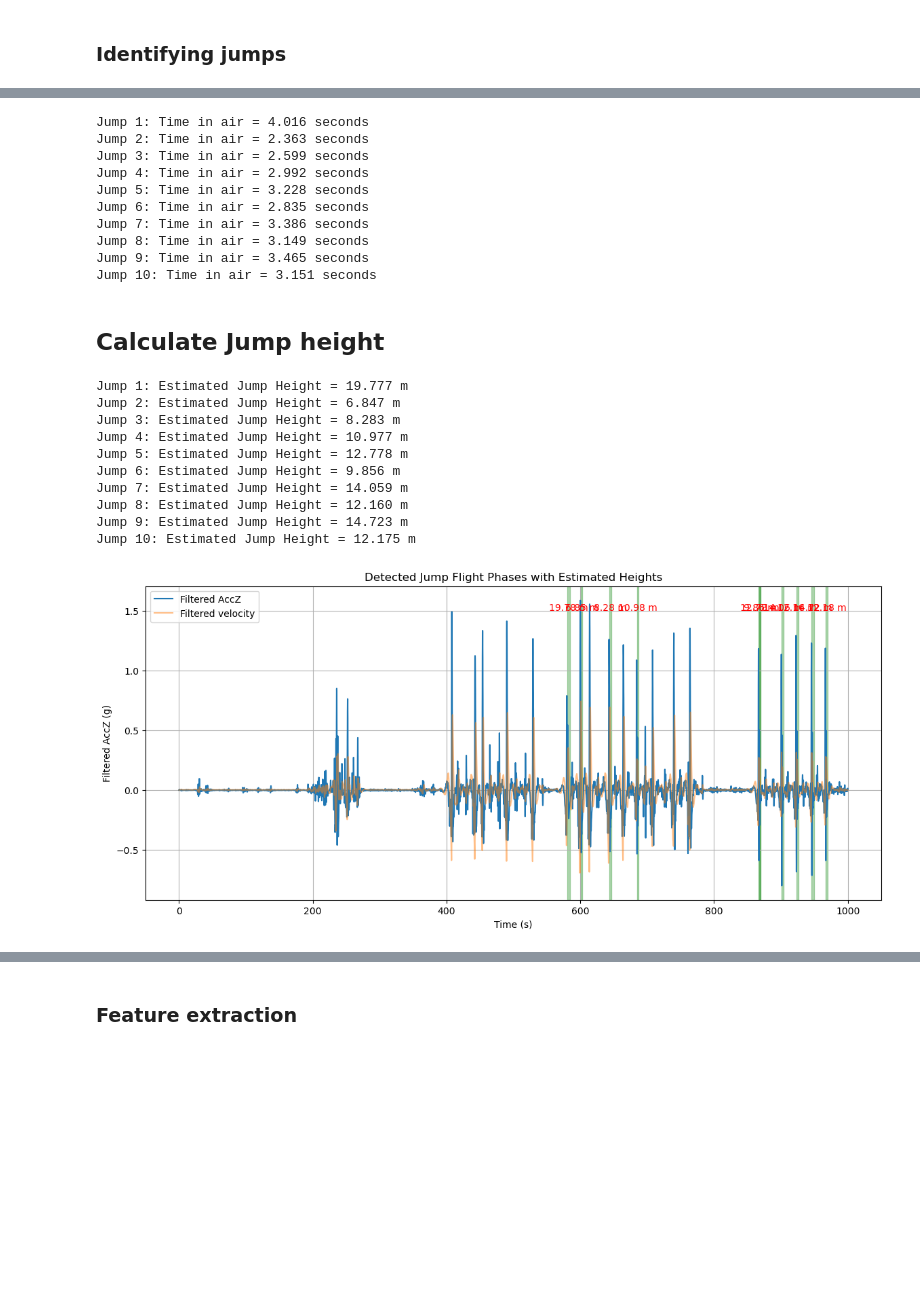
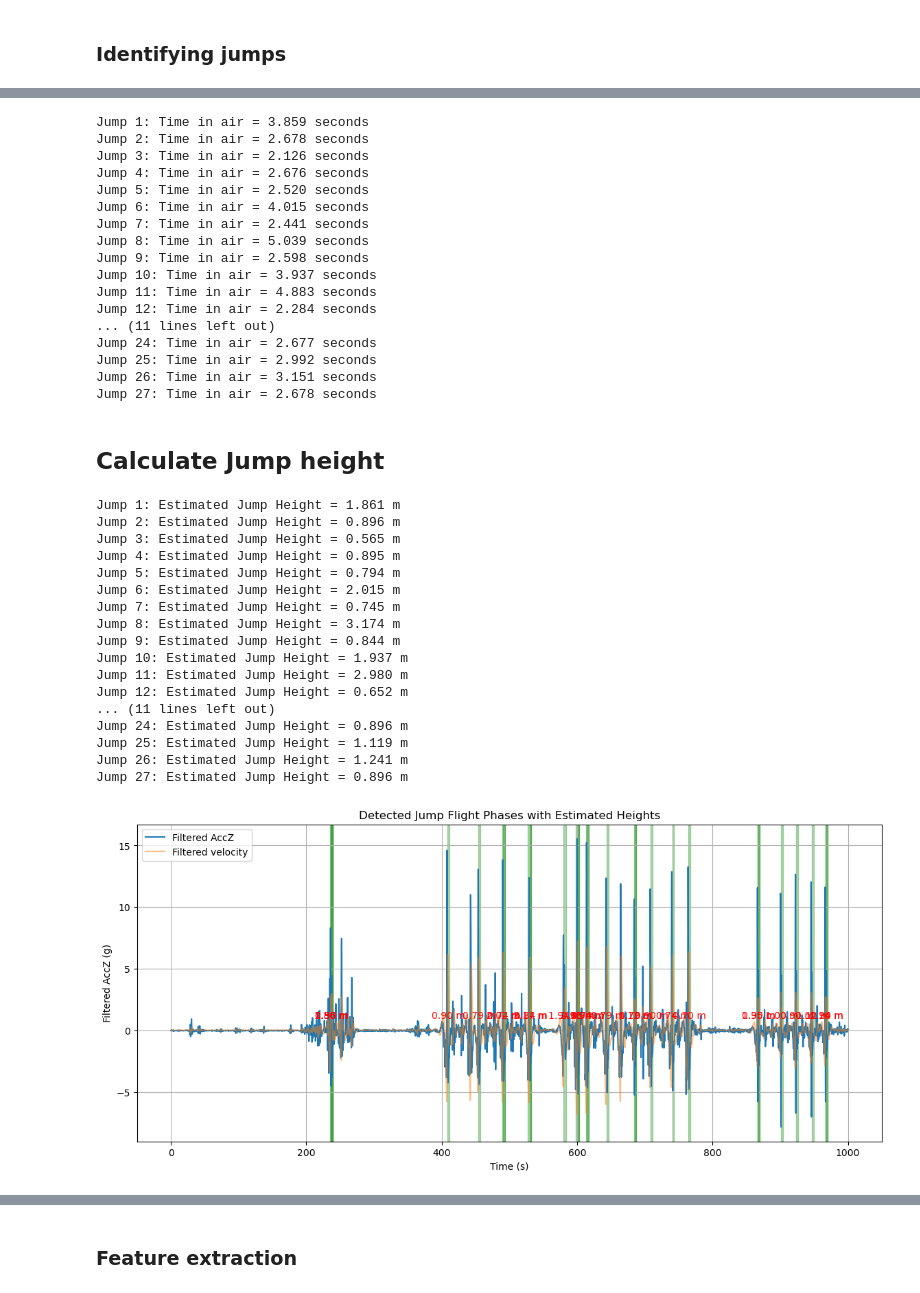
Before and after one commit to tdjohnson1987/ProJump, a Jupyter notebook: EDA.ipynb, the cells around one changed output, grey strips where cells are left out. Drawn from its saved outputs; the diff is of its cells as text; code cells hidden in the pictures; blank space fills up the shorter version.

Commit message:
Working jump algorithm and height estimation, sample rate still doubtful

```diff
--- a/EDA.ipynb
+++ b/EDA.ipynb
@@ -656 +658,8 @@ acc_z_wrist = df_mad_jonatan_wrist['AccZ_wrist_global'].values/9.81
+# %%
+acc_x_chest = df_mad_jonatan_chest['AccX_chest_global'].values
+acc_y_chest = df_mad_jonatan_chest['AccY_chest_global'].values
+acc_z_chest = df_mad_jonatan_chest['AccZ_chest_global'].values
+acc_x_wrist = df_mad_jonatan_wrist['AccX_wrist_global'].values
+acc_y_wrist = df_mad_jonatan_wrist['AccY_wrist_global'].values
+acc_z_wrist = df_mad_jonatan_wrist['AccZ_wrist_global'].values
 # %%
@@ -905,7 +920,7 @@ plt.show()
 # %%
 from scipy.signal import find_peaks
 
-def detect_jumps(vel_signal, sensor_name, pos_height=0.2, neg_height=0.2, distance=50):
+def detect_jumps(vel_signal, sensor_name, pos_height=2, neg_height=2, distance=50):
     """
     Detect jump takeoffs (negative peaks) and landings (positive peaks + zero-crossing after).
     Returns dict with indices for takeoffs and landings.
@@ -1015,7 +1030,7 @@ plt.show()
 # %% [markdown]
 ### Identifying jumps
 # %%
-threshold = 0.5 # in g, threshold for detecting flight phase
+threshold = 4 # in g, threshold for detecting flight phase
 min_duration = 0.2  # seconds
 max_duration = 2.0  # seconds
 min_samples = int(min_duration * estimated_hz)
@@ -1095,65 +1117,80 @@ for start, end in jump_epochs:
 for i, duration in enumerate(jump_durations):
     print(f"Jump {i+1}: Time in air = {duration:.3f} seconds")
 # %% [output]
-Jump 1: Time in air = 4.016 seconds
-Jump 2: Time in air = 2.363 seconds
-Jump 3: Time in air = 2.599 seconds
-Jump 4: Time in air = 2.992 seconds
-Jump 5: Time in air = 3.228 seconds
-Jump 6: Time in air = 2.835 seconds
-Jump 7: Time in air = 3.386 seconds
-Jump 8: Time in air = 3.149 seconds
-Jump 9: Time in air = 3.465 seconds
-Jump 10: Time in air = 3.151 seconds
+Jump 1: Time in air = 3.859 seconds
+Jump 2: Time in air = 2.678 seconds
+Jump 3: Time in air = 2.126 seconds
+Jump 4: Time in air = 2.676 seconds
+Jump 5: Time in air = 2.520 seconds
+Jump 6: Time in air = 4.015 seconds
+Jump 7: Time in air = 2.441 seconds
+Jump 8: Time in air = 5.039 seconds
+Jump 9: Time in air = 2.598 seconds
+Jump 10: Time in air = 3.937 seconds
+Jump 11: Time in air = 4.883 seconds
+Jump 12: Time in air = 2.284 seconds
+... (11 lines left out)
+Jump 24: Time in air = 2.677 seconds
+Jump 25: Time in air = 2.992 seconds
+Jump 26: Time in air = 3.151 seconds
+Jump 27: Time in air = 2.678 seconds
 # %% [markdown]
 ## Calculate Jump height
 # %%
 # Calculate Jump height from flight time
 jump_heights = []
 for duration in jump_durations:
-    height = (duration**2) * 9.81 / 8  # in meters
+    height = (duration**2) / 8  # removed gravity because we are calculating in g?
+    #height = (duration**2) * 9.81 / 8  # in meters
     jump_heights.append(height)
 
 # Print results
 for i, height in enumerate(jump_heights):
     print(f"Jump {i+1}: Estimated Jump Height = {height:.3f} m")
 
 # Midpoint time of each jump
 jump_times = [
     (df_mad_jonatan_chest['time'].iloc[start] + df_mad_jonatan_chest['time'].iloc[end]) / 2
     for start, end in jump_epochs
 ]
 
 # Create mask
 start_time = 0
 end_time = 1000
 mask = (df_mad_jonatan_chest['time'] >= start_time) & (df_mad_jonatan_chest['time'] <= end_time)
 
 # Plot data in selected range with jump annotations
 plt.figure(figsize=(14, 6))
 plt.plot(df_mad_jonatan_chest['time'][mask], filtered_acc_ch[mask], label='Filtered AccZ')
 plt.plot(df_mad_jonatan_chest['time'][mask], vel_corrected_ch[mask], label='Filtered velocity', alpha=0.5)
 for (start, end), height, time in zip(jump_epochs, jump_heights, jump_times):
     if start_time <= df_mad_jonatan_chest['time'].iloc[start] <= end_time:
         plt.axvspan(df_mad_jonatan_chest['time'].iloc[start],
                     df_mad_jonatan_chest['time'].iloc[end],
                     color='green', alpha=0.3)
-        plt.text(time, 1.5, f"{height:.2f} m", color='red', ha='center')
+        plt.text(time, 1, f"{height:.2f} m", color='red', ha='center')
 plt.title('Detected Jump Flight Phases with Estimated Heights')
 plt.xlabel('Time (s)')
 plt.ylabel('Filtered AccZ (g)')
 plt.legend()
 plt.grid(True)
 plt.show()
 # %% [output]
-Jump 1: Estimated Jump Height = 19.777 m
-Jump 2: Estimated Jump Height = 6.847 m
-Jump 3: Estimated Jump Height = 8.283 m
-Jump 4: Estimated Jump Height = 10.977 m
-Jump 5: Estimated Jump Height = 12.778 m
-Jump 6: Estimated Jump Height = 9.856 m
-Jump 7: Estimated Jump Height = 14.059 m
-Jump 8: Estimated Jump Height = 12.160 m
-Jump 9: Estimated Jump Height = 14.723 m
-Jump 10: Estimated Jump Height = 12.175 m
+Jump 1: Estimated Jump Height = 1.861 m
+Jump 2: Estimated Jump Height = 0.896 m
+Jump 3: Estimated Jump Height = 0.565 m
+Jump 4: Estimated Jump Height = 0.895 m
+Jump 5: Estimated Jump Height = 0.794 m
+Jump 6: Estimated Jump Height = 2.015 m
+Jump 7: Estimated Jump Height = 0.745 m
+Jump 8: Estimated Jump Height = 3.174 m
+Jump 9: Estimated Jump Height = 0.844 m
+Jump 10: Estimated Jump Height = 1.937 m
+Jump 11: Estimated Jump Height = 2.980 m
+Jump 12: Estimated Jump Height = 0.652 m
+... (11 lines left out)
+Jump 24: Estimated Jump Height = 0.896 m
+Jump 25: Estimated Jump Height = 1.119 m
+Jump 26: Estimated Jump Height = 1.241 m
+Jump 27: Estimated Jump Height = 0.896 m
-[figure, old version]
+[figure, new version]
```
Also changed, not shown: parts of 33 cells of this notebook, 1 other file.
